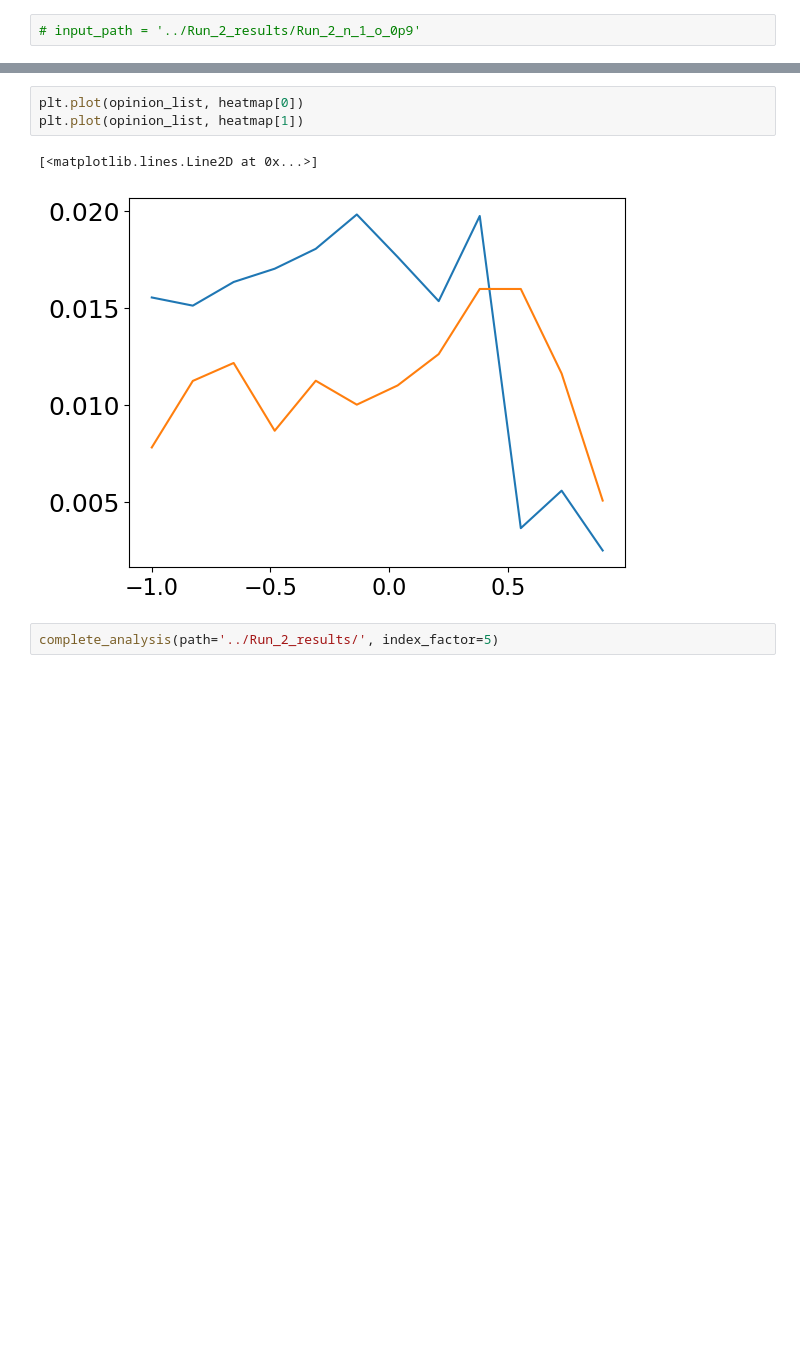
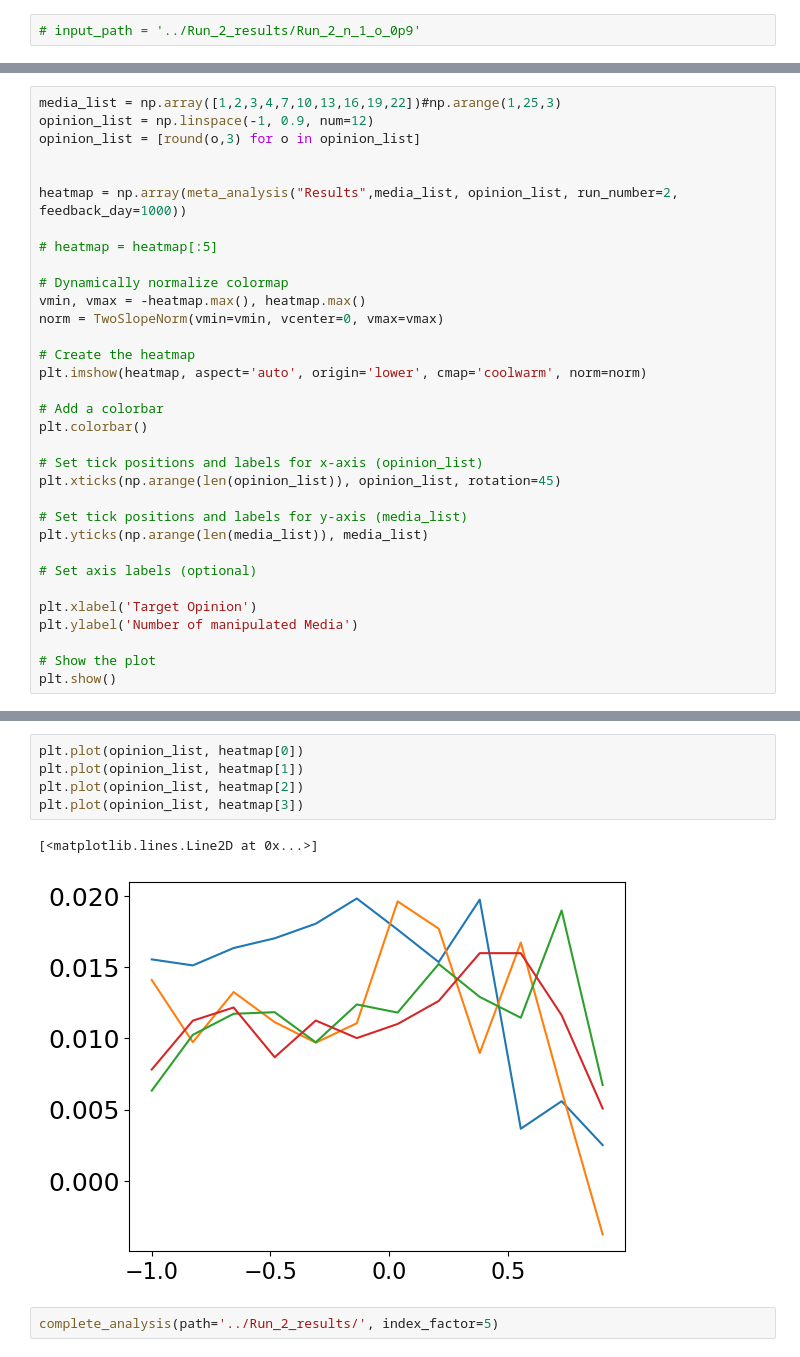
Before and after one commit to m-bur/complex_social_systems, a Jupyter notebook: analysis.ipynb, the cells around one changed output, grey strips where cells are left out. Cells and saved outputs as stored; diff of their text form; blank space fills up the shorter version.

```diff
--- a/analysis.ipynb
+++ b/analysis.ipynb
@@ -148,0 +174,33 @@ plt.show()
+# %%
+media_list = np.array([1,2,3,4,7,10,13,16,19,22])#np.arange(1,25,3)
+opinion_list = np.linspace(-1, 0.9, num=12)
+opinion_list = [round(o,3) for o in opinion_list]
+
+
+heatmap = np.array(meta_analysis("Results",media_list, opinion_list, run_number=2, feedback_day=1000))
+
+# heatmap = heatmap[:5]
+
+# Dynamically normalize colormap
+vmin, vmax = -heatmap.max(), heatmap.max()
+norm = TwoSlopeNorm(vmin=vmin, vcenter=0, vmax=vmax)
+
+# Create the heatmap
+plt.imshow(heatmap, aspect='auto', origin='lower', cmap='coolwarm', norm=norm)
+
+# Add a colorbar
+plt.colorbar()
+
+# Set tick positions and labels for x-axis (opinion_list)
+plt.xticks(np.arange(len(opinion_list)), opinion_list, rotation=45)
+
+# Set tick positions and labels for y-axis (media_list)
+plt.yticks(np.arange(len(media_list)), media_list)
+
+# Set axis labels (optional)
+
+plt.xlabel('Target Opinion')
+plt.ylabel('Number of manipulated Media')
+
+# Show the plot
+plt.show()
@@ -149,9 +211,11 @@ plt.show()
 # %%
 plt.plot(opinion_list, heatmap[0])
 plt.plot(opinion_list, heatmap[1])
+plt.plot(opinion_list, heatmap[2])
+plt.plot(opinion_list, heatmap[3])
 # %% [output]
 [<matplotlib.lines.Line2D at 0x...>]
-[figure, old version]
+[figure, new version]
 # %%
 complete_analysis(path='../Run_2_results/', index_factor=5)
 # %% [output]
```
Also changed, not shown: parts of 7 cells of this notebook.
